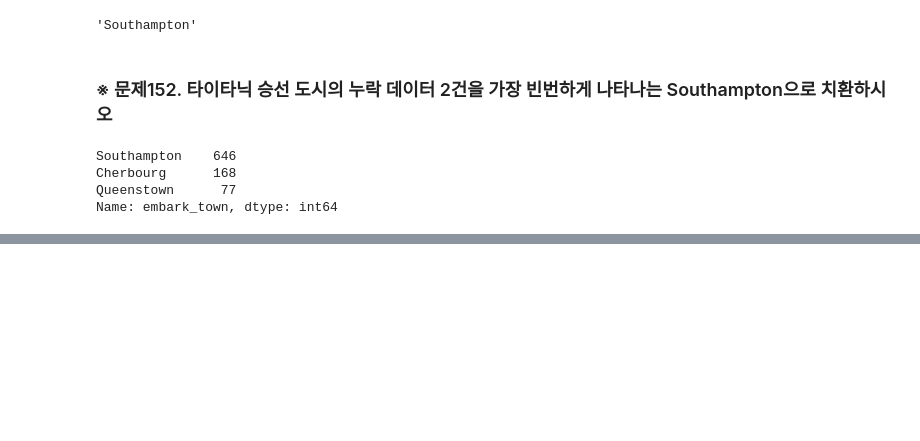
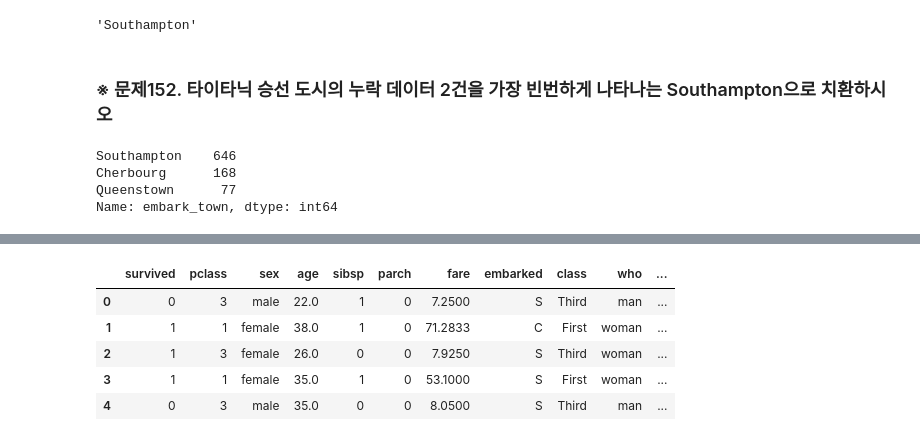
Before and after one commit to Adrian123K/pandas_ml, a Jupyter notebook: 05-2. Pandas DA seaborn plots, kNN 모델 (200715).ipynb, the cells around one changed output, grey strips where cells are left out. Saved outputs shown, nothing was run; the diff lists cells and outputs as text; code cells hidden in the pictures; blank space fills up the shorter version.

```diff
--- a/05-2. Pandas DA (200715).ipynb
+++ b/05-2. Pandas DA seaborn plots, kNN 모델 (200715).ipynb
@@ -242,0 +245,15 @@ Name: embark_town, dtype: int64
+# %%
+# ■ 타이타닉 데이터를 knn 으로 수행했을때
+# 1. 필요한 패키지를 import 한다.
+import  pandas  as  pd
+import  seaborn  as  sns
+
+#1단계.  csv ---> 데이터 프레임으로 변환
+df = sns.load_dataset('titanic')
+
+# 컬럼이 모두다 출력될 수 있도록 출력할 열의 개수 한도를 늘리기
+pd.set_option('display.max_columns', 15 )
+print  (df.head()  )
+print ( df.info()  )
+print ( '\n' )
+print ( df.isnull().sum( axis=0)  )
@@ -242,0 +443,74 @@ Name: embark_town, dtype: int64
+# %%
+# ■ 타이타닉 데이터를 knn 으로 수행했을때
+# 1. 필요한 패키지를 import 한다.
+import  pandas  as  pd
+import  seaborn  as  sns
+
+#1단계.  csv ---> 데이터 프레임으로 변환
+df = sns.load_dataset('titanic')
+
+# 컬럼이 모두다 출력될 수 있도록 출력할 열의 개수 한도를 늘리기
+pd.set_option('display.max_columns', 15 )
+
+# rdf =  df.drop(['deck', 'embark_town'] , axis= 1) # 누락 데이터가 많은 column을 drop
+# rdf = rdf.dropna( subset=['age'], how='any', axis= 0 ) # 나이의 누락 데이터의 행을 삭제
+
+rdf = df
+
+mean_age = rdf['age'].mean()
+rdf['age'].fillna(mean_age, inplace=True)
+rdf['deck'].fillna(rdf['deck'].value_counts(dropna=True).idxmax(), inplace=True)
+rdf['embark_town'].fillna(rdf['embark_town'].value_counts(dropna=True).idxmax(),inplace=True)
+
+most_freq = rdf['embarked'].value_counts(dropna=True).idxmax() # 정박한 항구의 누락 데이터 2건을 최빈값으로 치환
+rdf['embarked'].fillna( most_freq, inplace=True )
+
+ndf = rdf[ ['survived', 'pclass', 'sex', 'age', 'sibsp', 'parch', 'embarked']]
+
+gender = pd.get_dummies( ndf['sex'] ) # 명목형 데이터를 숫자로 변환하기 위해 더미변수를 생성
+ndf = pd.concat( [ndf, gender], axis=1 )
+
+onehot_embarked = pd.get_dummies( ndf['embarked'], prefix='town') # 명목형 데이터를 숫자로 변환하기 위해서 더미변수 생성
+ndf = pd.concat([ ndf, onehot_embarked], axis=1)
+
+ndf.drop( ['sex', 'embarked'],  axis=1, inplace=True ) # 명목형 column 2개를 삭제
+
+# 훈련할 학습 데이터 X와 정답이 있는 라벨 y를 생성
+X = ndf[ [ 'pclass' ,'age', 'sibsp','parch', 'female', 'male', 'town_C', 'town_Q',  'town_S']]
+y = ndf['survived']   # 종속변수
+
+#4.2  독립변수들을 표준화(normalization) 한다.
+from  sklearn   import   preprocessing
+X = preprocessing.StandardScaler().fit(X).transform(X)
+
+from  sklearn.model_selection  import   train_test_split
+X_train, X_test, y_train, y_test =train_test_split( X, y, test_size=0.3, random_state = 10 )
+# 설명:  test_size=0.3 에 의해서 7:3 비율로 훈련과 테스트를 나누고
+# random_state=10 에 의해서 나중에 split 할 때도 항상 일정하게 split 할 수 있게 한다. R:seed값
+
+# kNN 머신러닝 모델로 학습 시킨다
+from  sklearn.neighbors  import   KNeighborsClassifier
+
+knn = KNeighborsClassifier( n_neighbors=5 )
+knn.fit ( X_train, y_train )
+
+# 테스트 데이터에 대한 사망자와 생존자를 예측
+y_hat = knn.predict( X_test )
+
+# 모델 평가를 위해 이원 교차표를 그린다
+from  sklearn   import   metrics
+knn_matrix  =  metrics.confusion_matrix( y_test,  y_hat )
+print(knn_matrix)
+
+# 모델의 정확도를 확인한다
+from sklearn.metrics import accuracy_score
+
+accuracy = accuracy_score( y_test, y_hat)
+print(accuracy)
+# %% [output]
+|  | survived | pclass | sex | age | sibsp | parch | fare | embarked | class | who | ... |
+| 0 | 0 | 3 | male | 22.0 | 1 | 0 | 7.2500 | S | Third | man | ... |
+| 1 | 1 | 1 | female | 38.0 | 1 | 0 | 71.2833 | C | First | woman | ... |
+| 2 | 1 | 3 | female | 26.0 | 0 | 0 | 7.9250 | S | Third | woman | ... |
+| 3 | 1 | 1 | female | 35.0 | 1 | 0 | 53.1000 | S | First | woman | ... |
+| 4 | 0 | 3 | male | 35.0 | 0 | 0 | 8.0500 | S | Third | man | ... |
```
Also changed, not shown: parts of 23 cells of this notebook, 1 other file.
